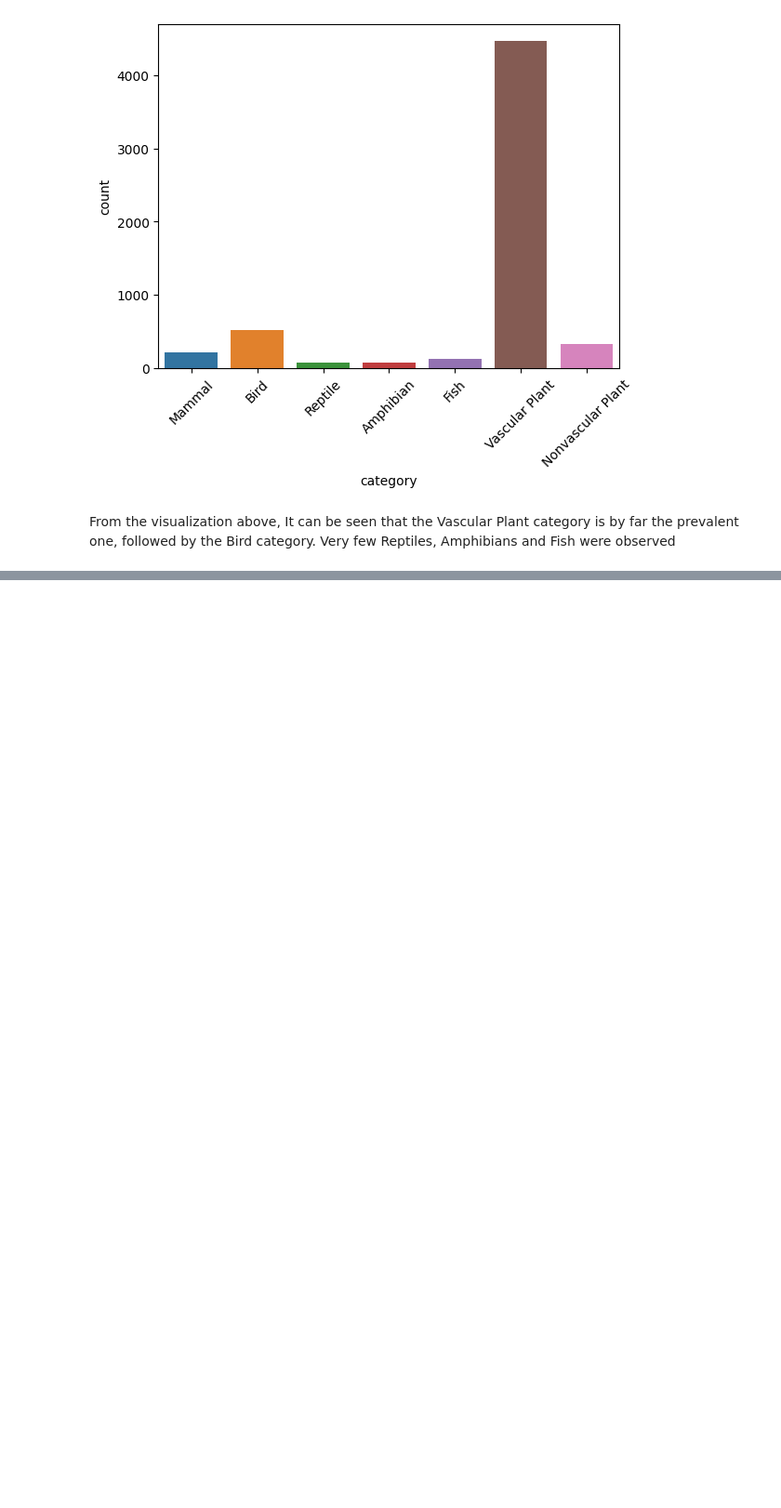
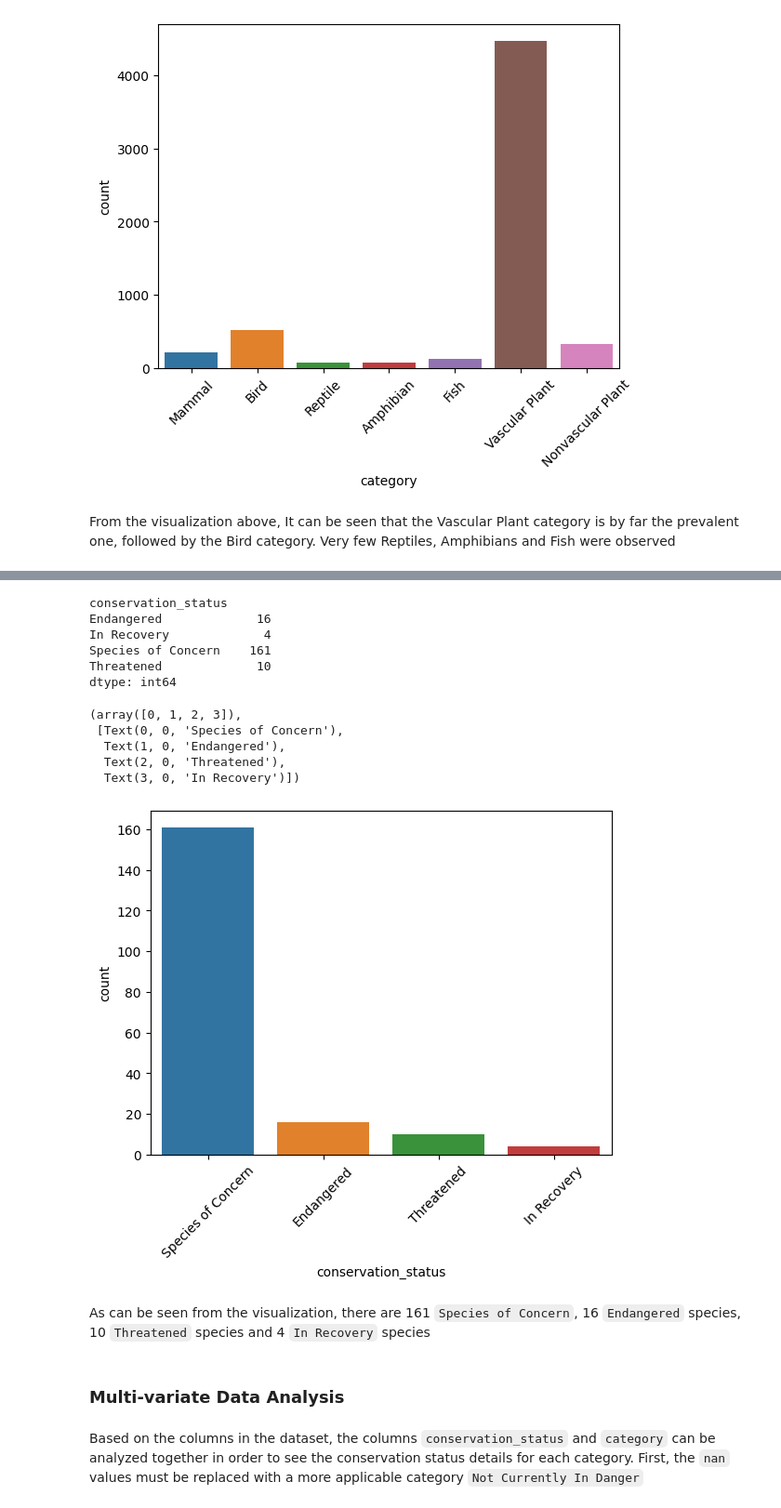
Before and after one commit to kariru-k/datascienceportfolio, a Jupyter notebook: biodiversity.ipynb, the cells around one changed output, grey strips where cells are left out. Shown at 93% size. Drawn from its saved outputs; the diff is of its cells as text; code cells hidden in the pictures; blank space fills up the shorter version.

```diff
--- a/biodiversity.ipynb
+++ b/biodiversity.ipynb
@@ -151,0 +174,25 @@ Next, there will be
+# %%
+species_info.groupby("conservation_status").size()
+# %% [output]
+conservation_status
+Endangered             16
+In Recovery             4
+Species of Concern    161
+Threatened             10
+dtype: int64
+# %%
+sns.countplot(x = "conservation_status", data = species_info)
+plt.xticks(rotation = 45)
+# %% [output]
+(array([0, 1, 2, 3]),
+ [Text(0, 0, 'Species of Concern'),
+  Text(1, 0, 'Endangered'),
+  Text(2, 0, 'Threatened'),
+  Text(3, 0, 'In Recovery')])
+[figure, added]
+# %% [markdown]
+As can be seen from the visualization, there are 161 `Species of Concern`, 16 `Endangered` species, 10 `Threatened` species and 4 `In Recovery` species
+# %% [markdown]
+### Multi-variate Data Analysis
+# %% [markdown]
+Based on the columns in the dataset, the columns `conservation_status` and `category` can be analyzed together in order to see the conservation status details for each category. First, the `nan` values must be replaced with a more applicable category `Not Currently In Danger`
```
Also changed, not shown: parts of 46 cells of this notebook.
